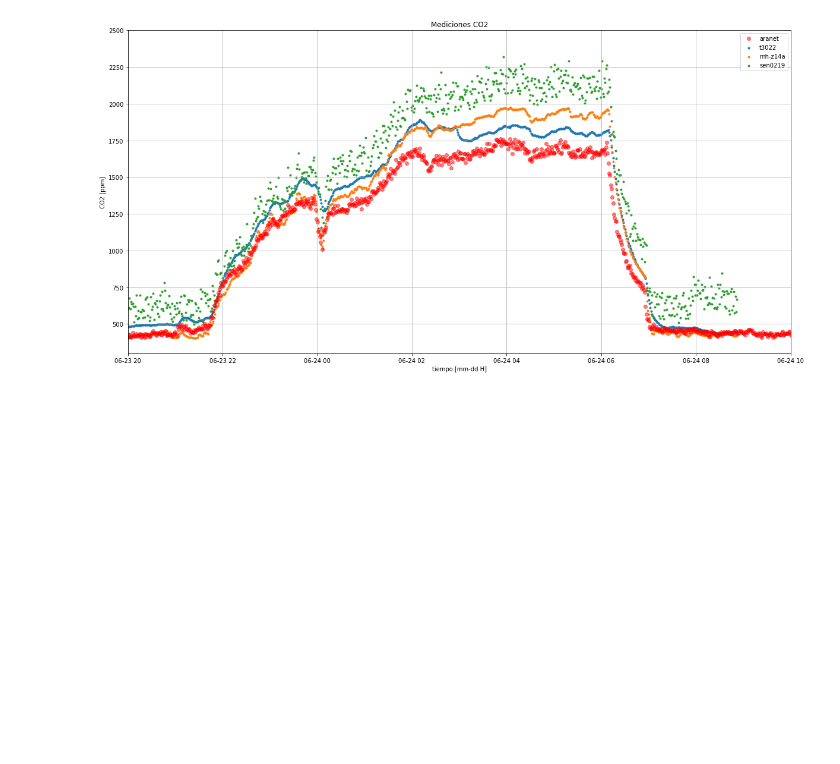
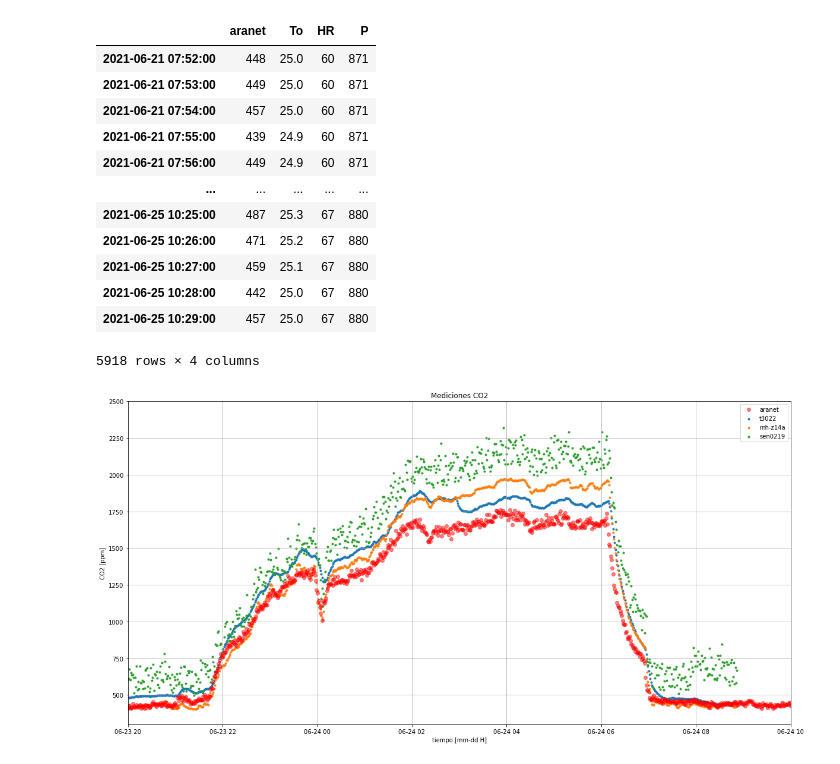
Before and after one commit to lata-mas/Monitor_co2_pistas_educativas, a Jupyter notebook: notebooks/pruebas/001_PruebaNocturna_2021-06-21.ipynb, the cells around one changed output. Cells and saved outputs as stored; diff of their text form; code cells hidden in the pictures; blank space fills up the shorter version.

```diff
--- a/notebooks/pruebas/001_PruebaNocturna_2021-06-21.ipynb
+++ b/notebooks/pruebas/001_PruebaNocturna_2021-06-21.ipynb
@@ -6,11 +5,24 @@ from dateutil.parser import parse
 # %%
 #importa datos del aranet4
 aranet = pd.read_csv("../../data/aranet4_20210624.csv",index_col=0,parse_dates=True,
                     names=["aranet","To","HR","P"],skiprows=1)
-# del aranet["To"]
-# del aranet["HR"]
-# del aranet[""]
+
 aranet = aranet.resample("60S").mean()
+aranet
+# %% [output]
+|  | aranet | To | HR | P |
+| 2021-06-21 07:52:00 | 448 | 25.0 | 60 | 871 |
+| 2021-06-21 07:53:00 | 449 | 25.0 | 60 | 871 |
+| 2021-06-21 07:54:00 | 457 | 25.0 | 60 | 871 |
+| 2021-06-21 07:55:00 | 439 | 24.9 | 60 | 871 |
+| 2021-06-21 07:56:00 | 449 | 24.9 | 60 | 871 |
+| ... | ... | ... | ... | ... |
+| 2021-06-25 10:25:00 | 487 | 25.3 | 67 | 880 |
+| 2021-06-25 10:26:00 | 471 | 25.2 | 67 | 880 |
+| 2021-06-25 10:27:00 | 459 | 25.1 | 67 | 880 |
+| 2021-06-25 10:28:00 | 442 | 25.0 | 67 | 880 |
+| 2021-06-25 10:29:00 | 457 | 25.0 | 67 | 880 |
+5918 rows × 4 columns
 # %%
 nocturna = pd.read_csv("../../data/sensores_20210623_20210625.csv",index_col=0,parse_dates=True)
 nocturna = nocturna.resample("60S").mean()
```
Also changed, not shown: parts of 6 cells of this notebook, 2 other files.
